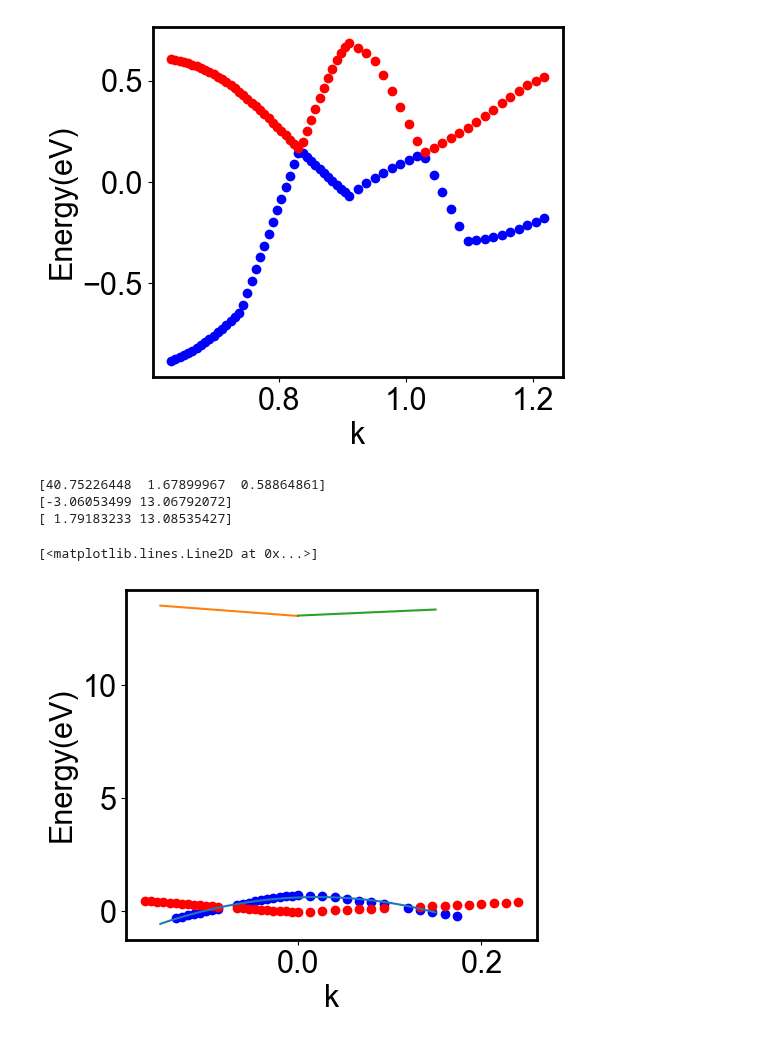
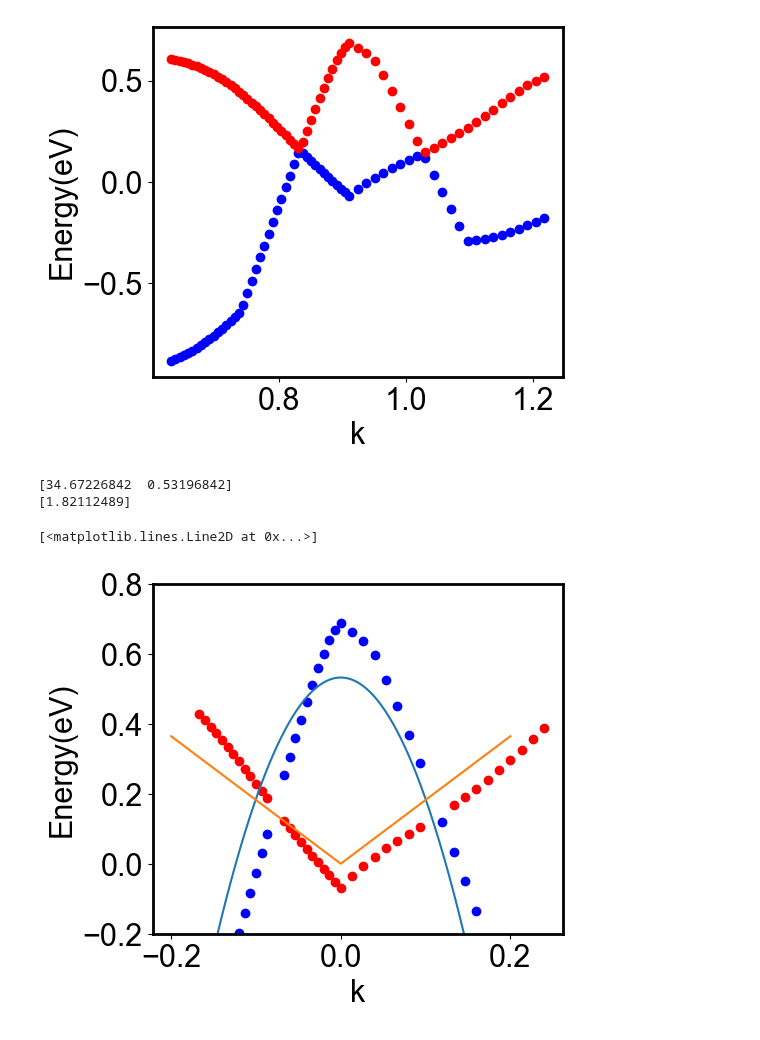
Before and after one commit to Normanthen/TE_Calculation, a Jupyter notebook: TiS/Fitting/Fitting_TiS.ipynb, the cells around one changed output. Drawn from its saved outputs; the diff is of its cells as text; code cells hidden in the pictures.

```diff
--- a/TiS/Fitting/Fitting_TiS.ipynb
+++ b/TiS/Fitting/Fitting_TiS.ipynb
@@ -258,7 +258,7 @@ ax.scatter(kcc, Ekcc-fermi, color='red')
 ax.set_xlabel('k')
 ax.set_ylabel('Energy(eV)')
 #ax.set_xlim(0.7,1.2)
-#ax.set_ylim(-0.3,0.8)
+ax.set_ylim(-0.2,0.8)
 
 #--------------------------------------------------------------------
 #Interpolation
@@ -295,54 +295,66 @@ ax.set_ylabel('Energy(eV)')
 
 #--------------------------------------------------------------------
 #Curve Fitting
 #--------------------------------------------------------------------
 
 #define a function
 
 #Parabolic band
-def DEv(k,q,r,E_0):
-    return -q*k**2+r*k+E_0
+#def DEv(k,q,r,E_0):
+#    return -q*k**2+r*k+E_0
+
+def DEv(k,q,E_0):
+    return -q*np.abs(k)**2+E_0
+
 
 #Linear band (left)
-kc_lft=kcc[0:23]
-Ekc_lft=Ekcc[0:23]
+#kc_lft=kcc[0:23]
+#Ekc_lft=Ekcc[0:23]
 
-def DEc_lft(k,v_lft,c_lft):
-    return k*v_lft+c_lft
+#def DEc_lft(k,v_lft,c_lft):
+#    return k*v_lft+c_lft
 
 #Linear band (right)
-kc_rgt=kcc[23:40]
-Ekc_rgt=Ekcc[23:40]
+#kc_rgt=kcc[23:40]
+#Ekc_rgt=Ekcc[23:40]
 
-def DEc_rgt(k,v_rgt,c_rgt):
-    return k*v_rgt+c_rgt
+#def DEc_rgt(k,v_rgt,c_rgt):
+#   return k*v_rgt+c_rgt
+
+#Linear band (total)
+
+def DEc(k,vF):
+    return vF*np.abs(k)
 
 #Fitting
 
 #Parabolic band
 popt,pcov= curve_fit(DEv, kvv, Ekvv-fermi)
 print(popt)
 
 #Linear band (left)
-lft_opt,lft_cov=curve_fit(DEc_lft, kc_lft, Ekc_lft)
-print(lft_opt)
+#lft_opt,lft_cov=curve_fit(DEc_lft, kc_lft, Ekc_lft)
+#print(lft_opt)
 
 #Linear band (right)
-rgt_opt,rgt_cov=curve_fit(DEc_rgt, kc_rgt, Ekc_rgt)
-print(rgt_opt)
+#rgt_opt,rgt_cov=curve_fit(DEc_rgt, kc_rgt, Ekc_rgt)
+#print(rgt_opt)
+
+#Parabolic band
+c_opt,c_cov= curve_fit(DEc, kcc, Ekcc-fermi)
+print(c_opt)
 
 #Plotting fitted parameters
-xfit=np.linspace(-0.15, 0.15, 50)
+xfit=np.linspace(-0.2, 0.2, 351)
 ax.plot(xfit, DEv(xfit, *popt))
+ax.plot(xfit, DEc(xfit, *c_opt))
+#kcfit_lft=np.linspace(-0.15, 0, 50)
+#ax.plot(kcfit_lft, DEc_lft(kcfit_lft, *lft_opt))
 
-kcfit_lft=np.linspace(-0.15, 0, 50)
-ax.plot(kcfit_lft, DEc_lft(kcfit_lft, *lft_opt))
-
-kcfit_rgt=np.linspace(0, 0.15, 50)
-ax.plot(kcfit_rgt, DEc_rgt(kcfit_rgt, *rgt_opt))
+#kcfit_rgt=np.linspace(0, 0.15, 50)
+#ax.plot(kcfit_rgt, DEc_rgt(kcfit_rgt, *rgt_opt))
 # %% [output]
-[40.75226448  1.67899967  0.58864861]
-[-3.06053499 13.06792072]
-[ 1.79183233 13.08535427]
+[34.67226842  0.53196842]
+[1.82112489]
 [<matplotlib.lines.Line2D at 0x...>]
-[figure, old version]
+[figure, new version]
```
